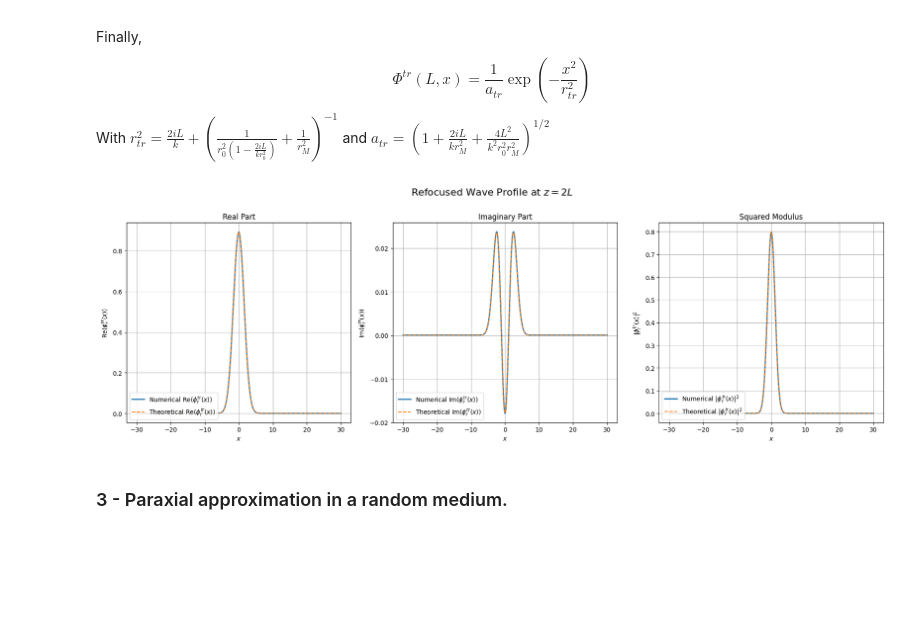
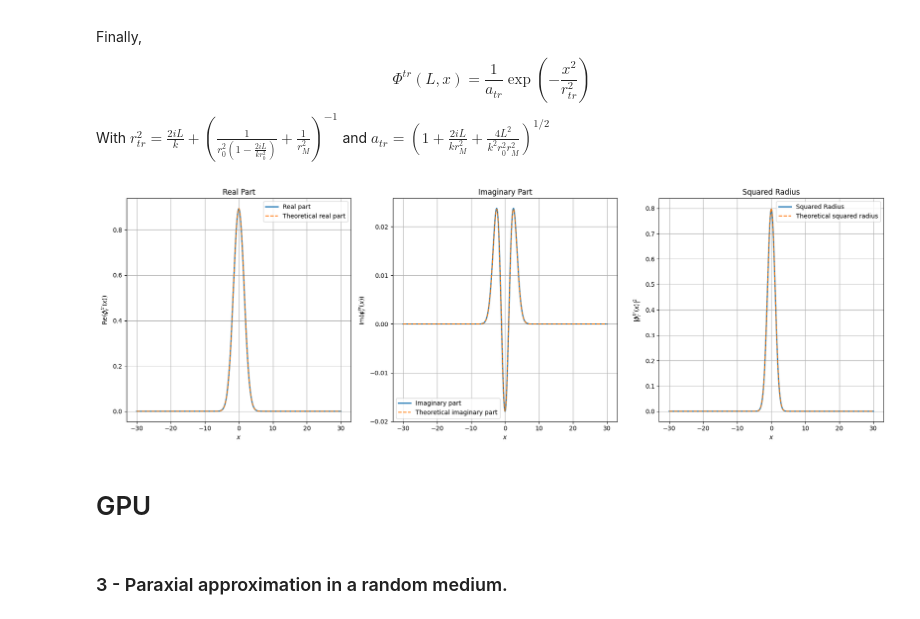
Before and after one commit to cyrielletheobald/mva_inverse_problems, a Jupyter notebook: time_reversal.ipynb, the cells around one changed output. Cells and saved outputs as stored; diff of their text form; code cells hidden in the pictures; blank space fills up the shorter version.

```diff
--- a/time_reversal.ipynb
+++ b/time_reversal.ipynb
@@ -412,36 +359,37 @@ phi_tr_r_theoretical = (1 / a_tr) * np.exp(-x**2 / r_tr_squared)
 # %%
 # Plotting the results
 fig, axs = plt.subplots(1, 3, figsize=(18, 6))
-fig.suptitle("Refocused Wave Profile at $z = 2L$", fontsize=16)
 
 # Real part
-axs[0].plot(x, np.real(phi_tr_numerical), label=r"Numerical $\operatorname{Re}(\phi^{tr}_r(x))$", linewidth=2)
-axs[0].plot(x, np.real(phi_tr_r_theoretical), "--", label=r"Theoretical $\operatorname{Re}(\phi^{tr}_r(x))$")
+axs[0].plot(x, np.real(phi_tr_numerical), label="Real part", linewidth=2)
+axs[0].plot(x, np.real(phi_tr_r_theoretical), "--", label="Theoretical real part")
 axs[0].set_xlabel("$x$")
-axs[0].set_ylabel(r"$\operatorname{Re}(\phi^{tr}_r(x))$")
+axs[0].set_ylabel(r"Re($\phi^{tr}_r(x)$)")
 axs[0].set_title("Real Part")
-axs[0].legend(loc="lower left")
+axs[0].legend()
 axs[0].grid(True)
 
 # Imaginary part
-axs[1].plot(x, np.imag(phi_tr_numerical), label=r"Numerical $\operatorname{Im}(\phi^{tr}_r(x))$", linewidth=2)
-axs[1].plot(x, np.imag(phi_tr_r_theoretical), "--", label=r"Theoretical $\operatorname{Im}(\phi^{tr}_r(x))$")
+axs[1].plot(x, np.imag(phi_tr_numerical), label="Imaginary part", linewidth=2)
+axs[1].plot(x, np.imag(phi_tr_r_theoretical), "--", label="Theoretical imaginary part")
 axs[1].set_xlabel("$x$")
-axs[1].set_ylabel(r"$\operatorname{Im}(\phi^{tr}_r(x))$")
+axs[1].set_ylabel(r"Im($\phi^{tr}_r(x)$)")
 axs[1].set_title("Imaginary Part")
-axs[1].legend(loc="lower left")
+axs[1].legend()
 axs[1].grid(True)
 
-# Squared Modulus
-axs[2].plot(x, np.abs(phi_tr_numerical)**2, label=r"Numerical $|\phi^{tr}_r(x)|^2$", linewidth=2)
-axs[2].plot(x, np.abs(phi_tr_r_theoretical)**2, "--", label=r"Theoretical $|\phi^{tr}_r(x)|^2$")
+# Squared Radius
+axs[2].plot(x, np.abs(phi_tr_numerical)**2, label="Squared Radius", linewidth=2)
+axs[2].plot(x, np.abs(phi_tr_r_theoretical)**2, "--", label="Theoretical squared radius")
 axs[2].set_xlabel("$x$")
 axs[2].set_ylabel(r"$|\phi^{tr}_r(x)|^2$")
-axs[2].set_title("Squared Modulus")
-axs[2].legend(loc="lower left")
+axs[2].set_title("Squared Radius")
+axs[2].legend()
 axs[2].grid(True)
 
-plt.tight_layout(rect=[0, 0, 1, 0.97])
+plt.tight_layout()
 plt.show()
 # %% [output]
-[figure, old version]
+[figure, new version]
+# %% [markdown]
+# GPU
```
Also changed, not shown: parts of 22 cells of this notebook.
